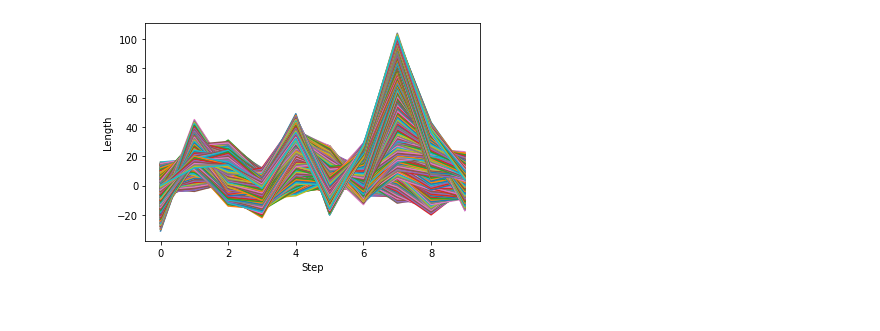
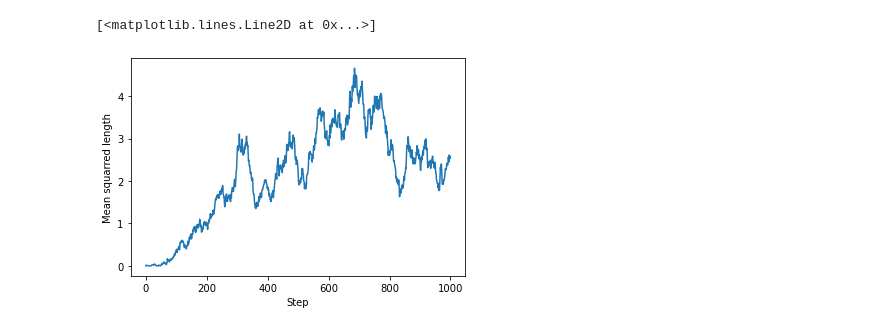
Before and after one commit to etweisberg/monte-carlo, a Jupyter notebook: ethan/elastomer.ipynb, the cells around one changed output. Saved outputs shown, nothing was run; the diff lists cells and outputs as text; code cells hidden in the pictures.

```diff
--- a/ethan/elastomer.ipynb
+++ b/ethan/elastomer.ipynb
@@ -15,10 +15,17 @@ runs = []
 
 for i in range(1000):
     runs.append(randwalk())
+# %%
+mean_end_to_end = []
+for i in range(1000):
+    lens = []
+    for run in runs:
+        lens.append(run[i])
+    mean_end_to_end.append(np.average(lens)**2)
 # %%
 plt.xlabel('Step')
-plt.ylabel('Length')
-plt.plot(runs[::100])
-plt.show()
+plt.ylabel('Mean squarred length')
+plt.plot(mean_end_to_end)
 # %% [output]
+[<matplotlib.lines.Line2D at 0x...>]
-[figure, old version]
+[figure, new version]
```
Also changed, not shown: parts of 5 cells of this notebook.
